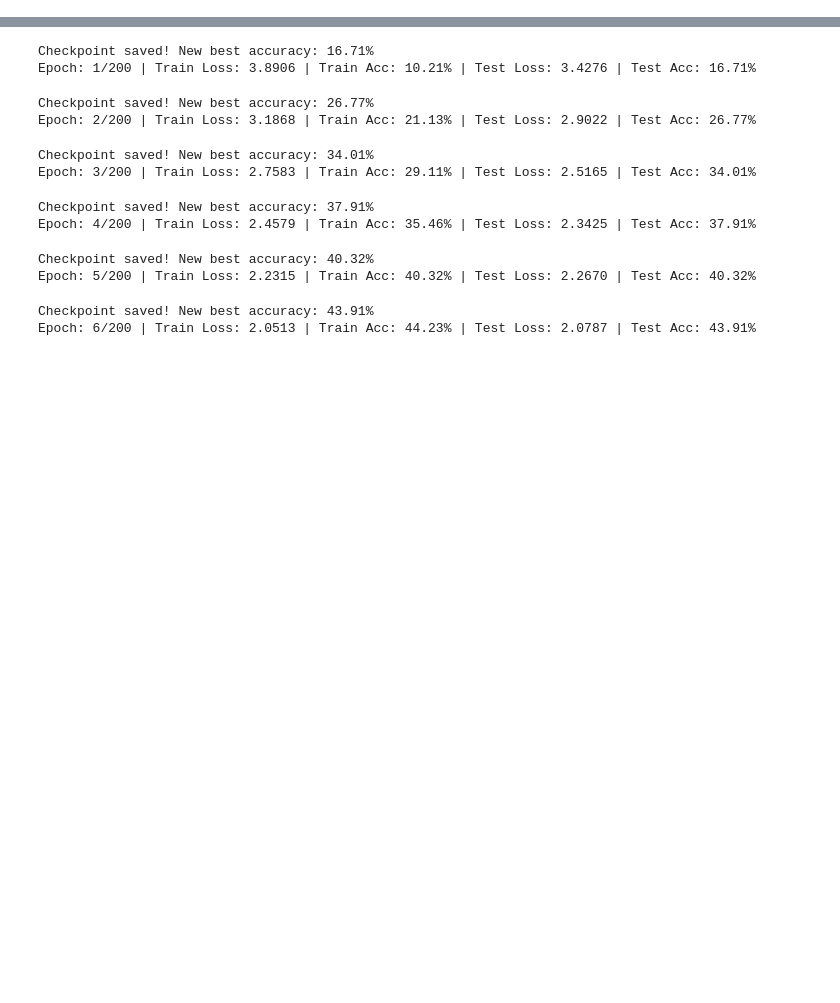
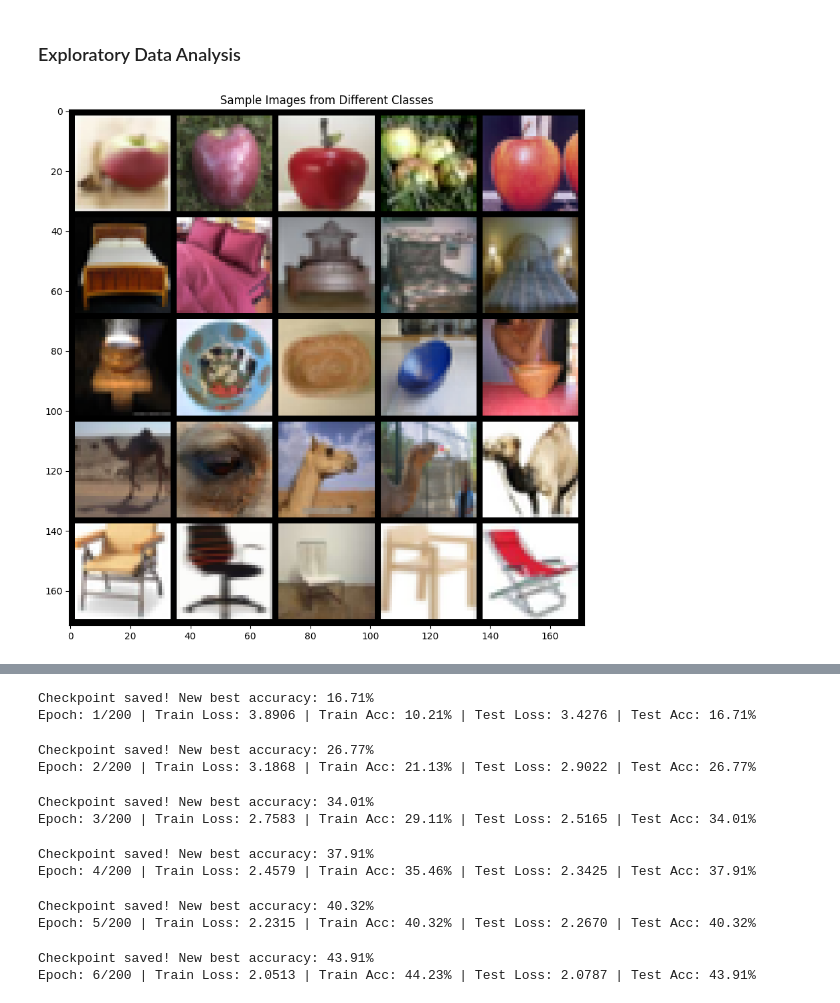
Before and after one commit to PradHolla/AAI595-Final-Project, a Jupyter notebook: 1.Baseline.ipynb, the cells around one changed output, grey strips where cells are left out. Drawn from its saved outputs; the diff is of its cells as text; code cells hidden in the pictures; blank space fills up the shorter version.

Commit message:
EDA for CIFAR-100

```diff
--- a/1.Baseline.ipynb
+++ b/1.Baseline.ipynb
@@ -9,0 +34,28 @@ from tqdm import tqdm
+# %% [markdown]
+### Exploratory Data Analysis
+# %%
+# Set the style for plots
+plt.style.use('fivethirtyeight')
+sns.set_theme(font_scale=1.2)
+plt.rcParams['figure.figsize'] = (12, 8)
+# %%
+transform = transforms.Compose([transforms.ToTensor()])
+trainset = torchvision.datasets.CIFAR100(root='./data', train=True, download=True, transform=transform)
+testset = torchvision.datasets.CIFAR100(root='./data', train=False, download=True, transform=transform)
+# %%
+# Select 5 classes, 5 images each
+sample_images = []
+sample_labels = []
+for label in range(0, 25, 5):  # Sample from first 5 superclasses for diversity
+    class_data = [img for img, l in trainset if l == label][:5]
+    sample_images.extend(class_data)
+    sample_labels.extend([label]*5)
+
+# Display grid
+grid = make_grid(sample_images, nrow=5)
+plt.figure(figsize=(10, 10))
+plt.imshow(grid.permute(1, 2, 0))
+plt.title('Sample Images from Different Classes')
+plt.show()
+# %% [output]
+[figure, added]
```
Also changed, not shown: parts of 10 cells of this notebook, 6 other files.
